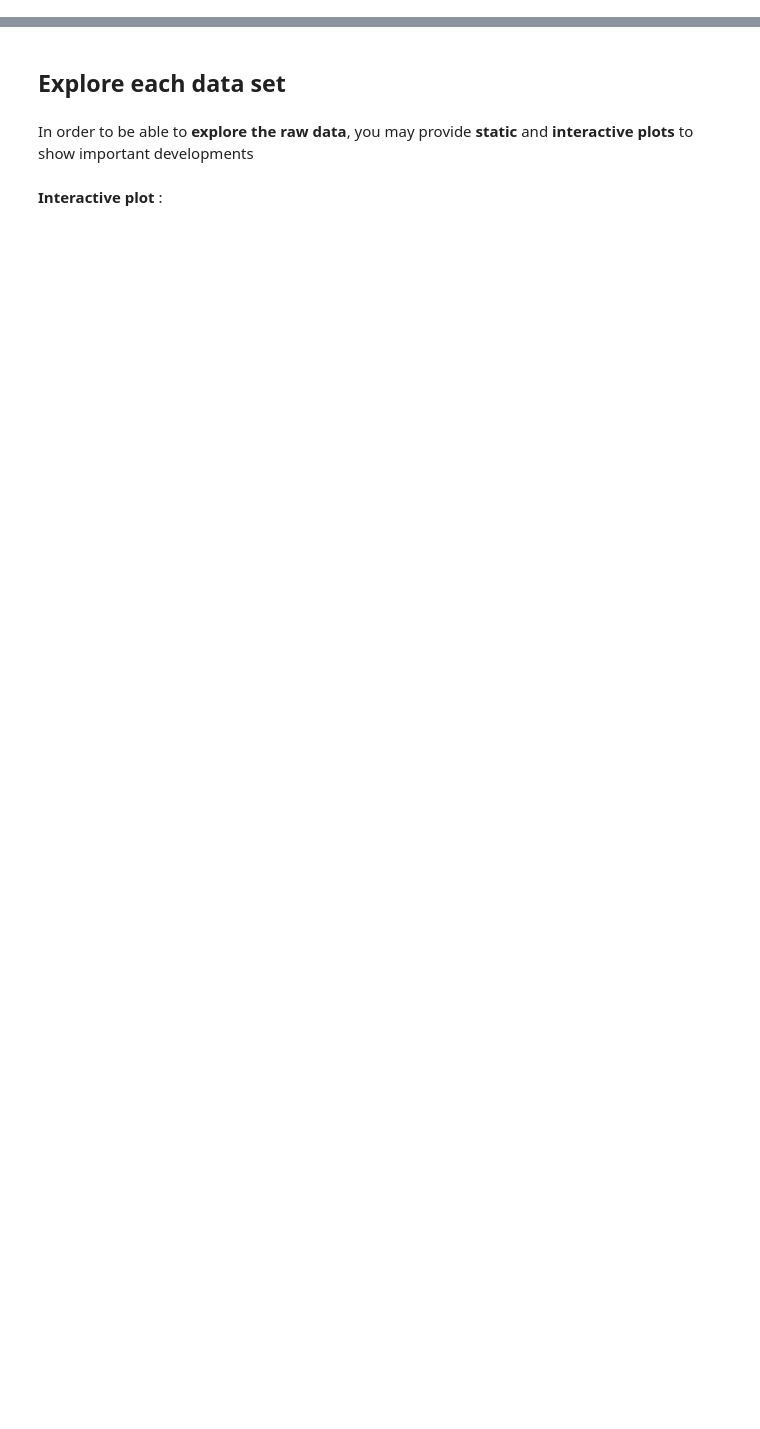
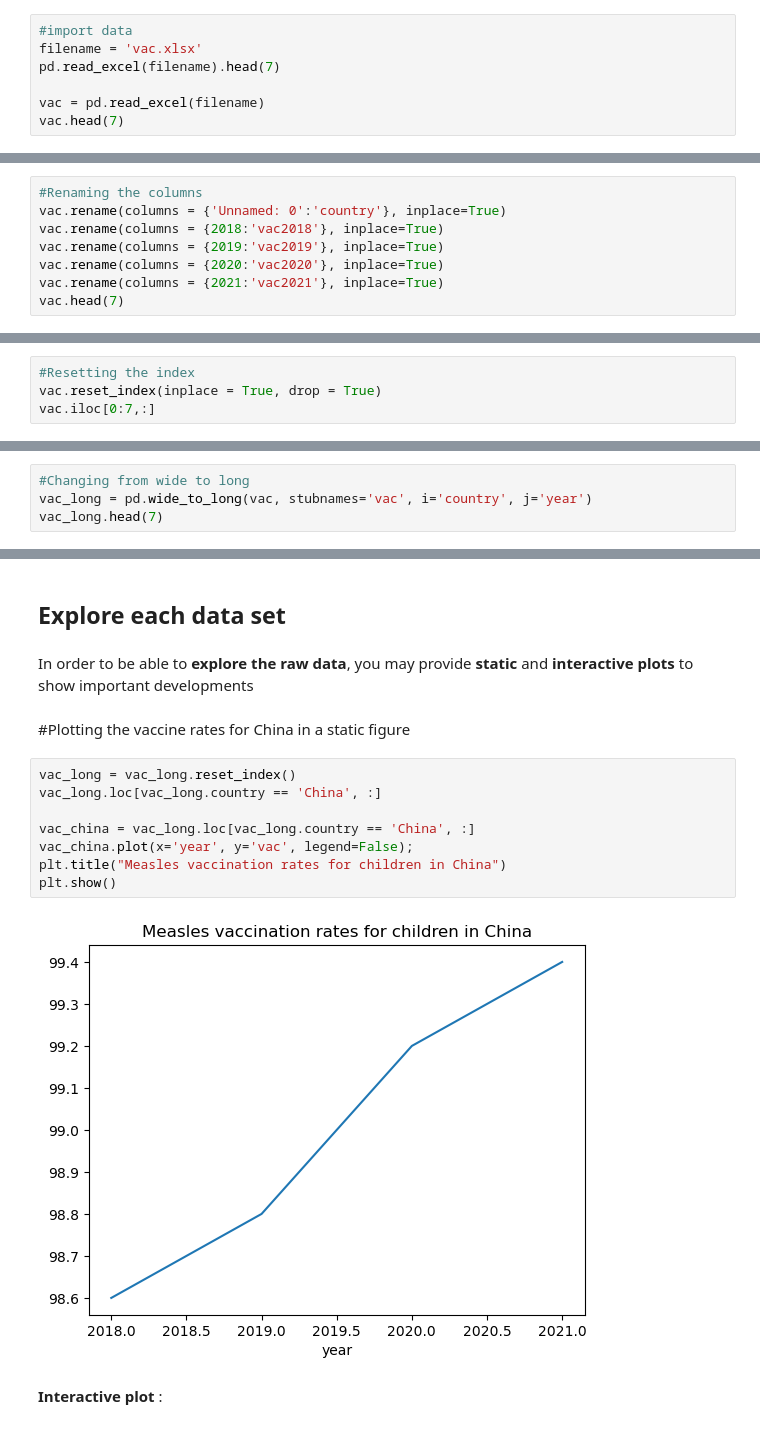
Before and after one commit to NumEconCopenhagen/projects-2023-n-m, a Jupyter notebook: dataproject/dataproject.ipynb, the cells around one changed output, grey strips where cells are left out. Saved outputs shown, nothing was run; the diff lists cells and outputs as text; blank space fills up the shorter version.

```diff
--- a/dataproject/dataproject.ipynb
+++ b/dataproject/dataproject.ipynb
@@ -244,0 +129,7 @@ memory usage: 1.2+ KB
+# %%
+#import data
+filename = 'vac.xlsx'
+pd.read_excel(filename).head(7)
+
+vac = pd.read_excel(filename)
+vac.head(7)
@@ -244,0 +145,8 @@ memory usage: 1.2+ KB
+# %%
+#Renaming the columns
+vac.rename(columns = {'Unnamed: 0':'country'}, inplace=True)
+vac.rename(columns = {2018:'vac2018'}, inplace=True)
+vac.rename(columns = {2019:'vac2019'}, inplace=True)
+vac.rename(columns = {2020:'vac2020'}, inplace=True)
+vac.rename(columns = {2021:'vac2021'}, inplace=True)
+vac.head(7)
@@ -244,0 +162,4 @@ memory usage: 1.2+ KB
+# %%
+#Resetting the index
+vac.reset_index(inplace = True, drop = True)
+vac.iloc[0:7,:]
@@ -244,0 +175,4 @@ memory usage: 1.2+ KB
+# %%
+#Changing from wide to long
+vac_long = pd.wide_to_long(vac, stubnames='vac', i='country', j='year')
+vac_long.head(7)
@@ -246,5 +190,17 @@ memory usage: 1.2+ KB
 ## Explore each data set
 # %% [markdown]
 In order to be able to **explore the raw data**, you may provide **static** and **interactive plots** to show important developments
+# %% [markdown]
+#Plotting the vaccine rates for China in a static figure
+# %%
+vac_long = vac_long.reset_index()
+vac_long.loc[vac_long.country == 'China', :]
+
+vac_china = vac_long.loc[vac_long.country == 'China', :]
+vac_china.plot(x='year', y='vac', legend=False);
+plt.title("Measles vaccination rates for children in China")
+plt.show()
+# %% [output]
+[figure, added]
 # %% [markdown]
 **Interactive plot** :
```
Also changed, not shown: parts of 20 cells of this notebook.
